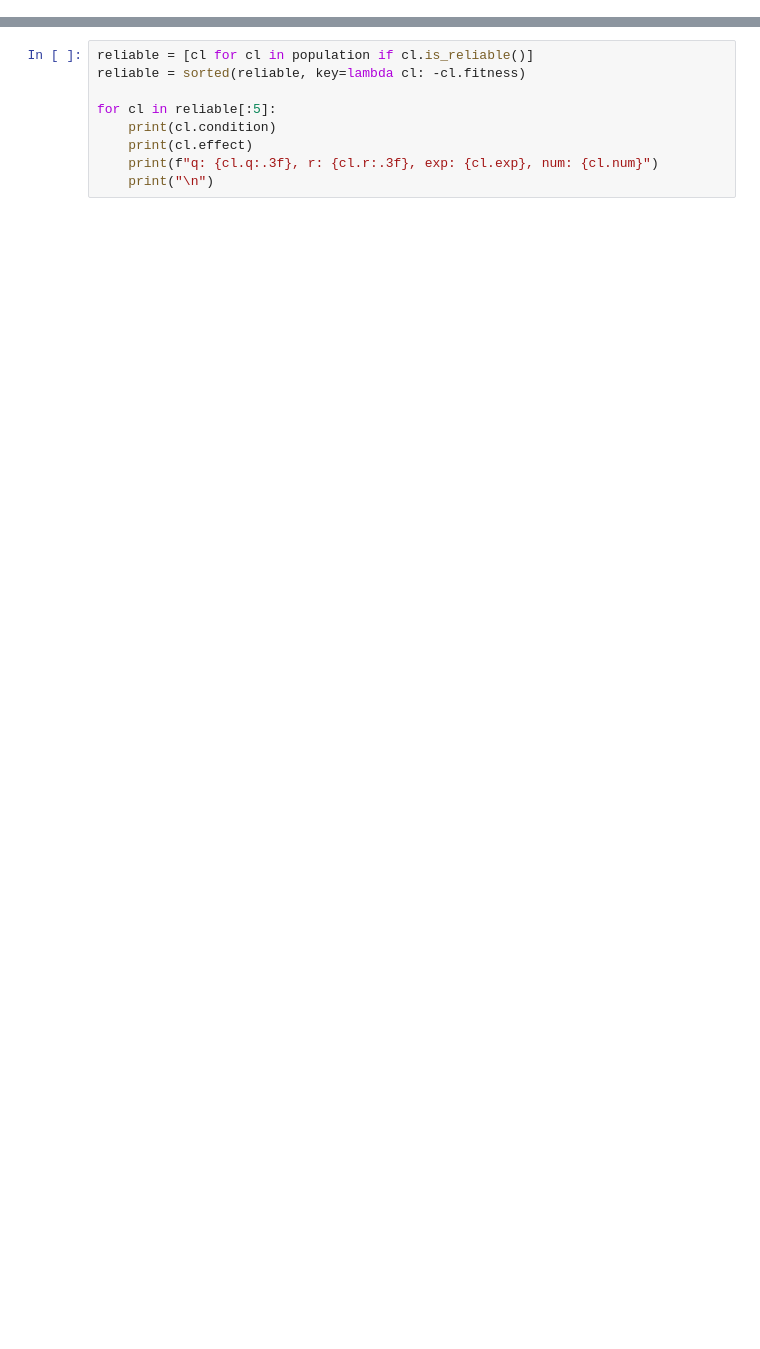
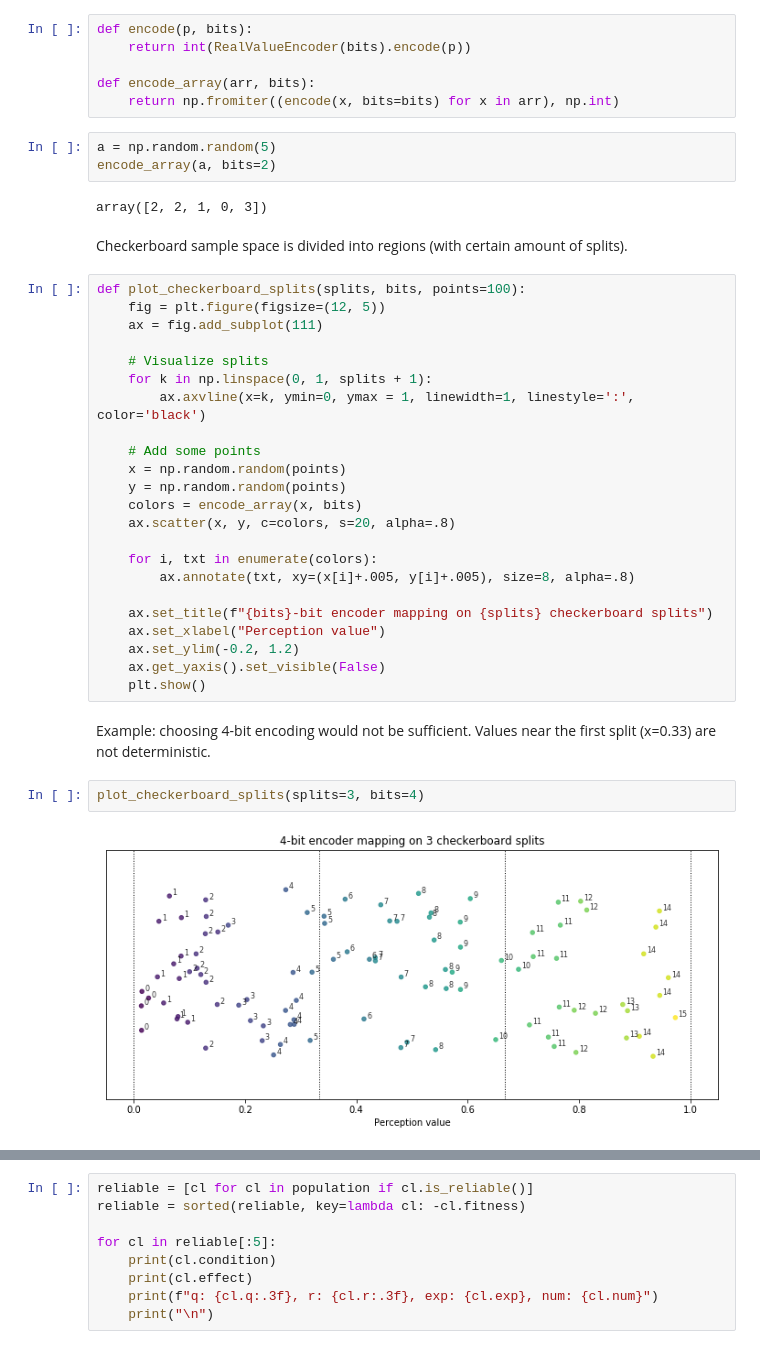
Before and after one commit to ParrotPrediction/pyalcs, a Jupyter notebook: docs/source/notebooks/rACS in Checkerboard.ipynb, the cells around one changed output, grey strips where cells are left out. Saved outputs shown, nothing was run; the diff lists cells and outputs as text; blank space fills up the shorter version.

```diff
--- a/docs/source/notebooks/rACS in Checkerboard.ipynb
+++ b/docs/source/notebooks/rACS in Checkerboard.ipynb
@@ -0,0 +58,42 @@
+# %%
+def encode(p, bits):
+    return int(RealValueEncoder(bits).encode(p))
+
+def encode_array(arr, bits):
+    return np.fromiter((encode(x, bits=bits) for x in arr), np.int)
+# %%
+a = np.random.random(5)
+encode_array(a, bits=2)
+# %% [output]
+array([2, 2, 1, 0, 3])
+# %% [markdown]
+Checkerboard sample space is divided into regions (with certain amount of splits).
+# %%
+def plot_checkerboard_splits(splits, bits, points=100):
+    fig = plt.figure(figsize=(12, 5))
+    ax = fig.add_subplot(111)
+
+    # Visualize splits
+    for k in np.linspace(0, 1, splits + 1):
+        ax.axvline(x=k, ymin=0, ymax = 1, linewidth=1, linestyle=':', color='black')
+
+    # Add some points
+    x = np.random.random(points)
+    y = np.random.random(points)
+    colors = encode_array(x, bits)
+    ax.scatter(x, y, c=colors, s=20, alpha=.8)
+
+    for i, txt in enumerate(colors):
+        ax.annotate(txt, xy=(x[i]+.005, y[i]+.005), size=8, alpha=.8)
+
+    ax.set_title(f"{bits}-bit encoder mapping on {splits} checkerboard splits")
+    ax.set_xlabel("Perception value")
+    ax.set_ylim(-0.2, 1.2)
+    ax.get_yaxis().set_visible(False)
+    plt.show()
+# %% [markdown]
+Example: choosing 4-bit encoding would not be sufficient. Values near the first split (x=0.33) are not deterministic.
+# %%
+plot_checkerboard_splits(splits=3, bits=4)
+# %% [output]
+[figure, added]
```
Also changed, not shown: parts of 34 cells of this notebook, 3 other files.
